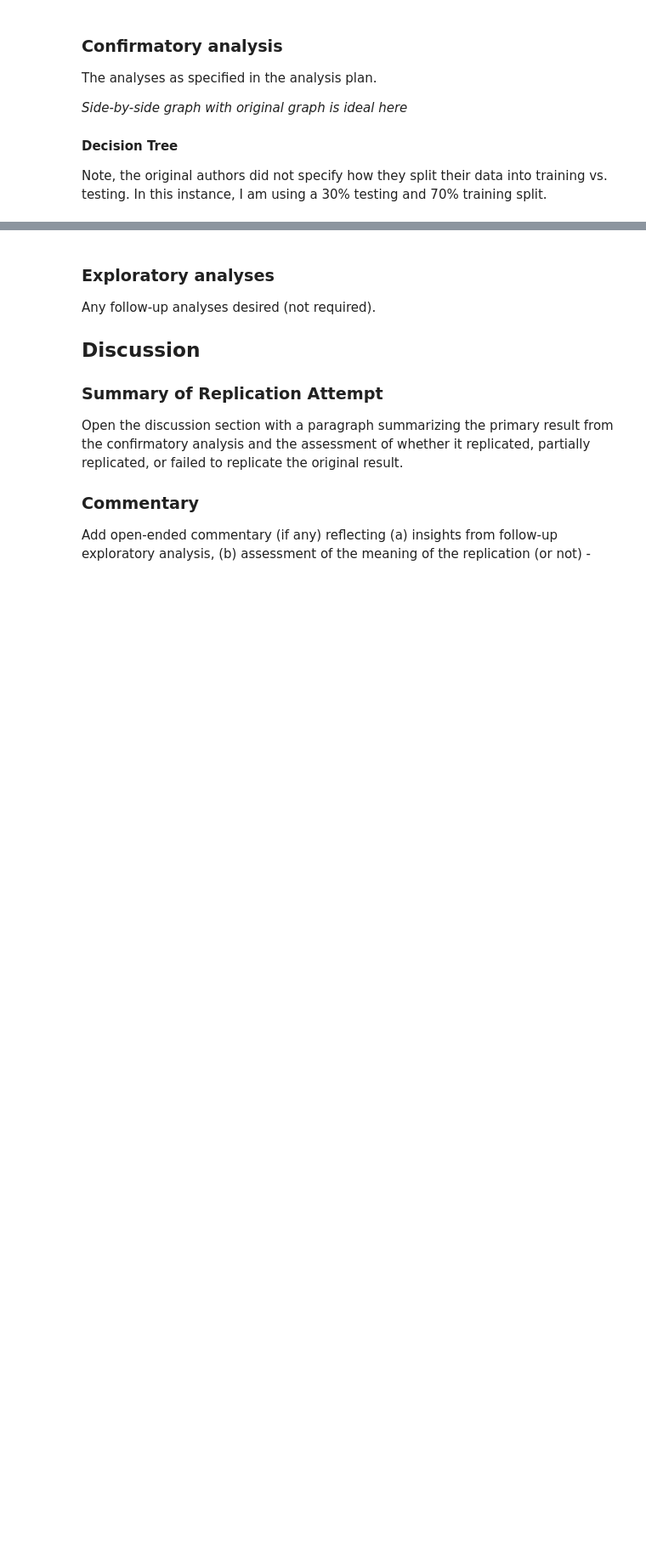
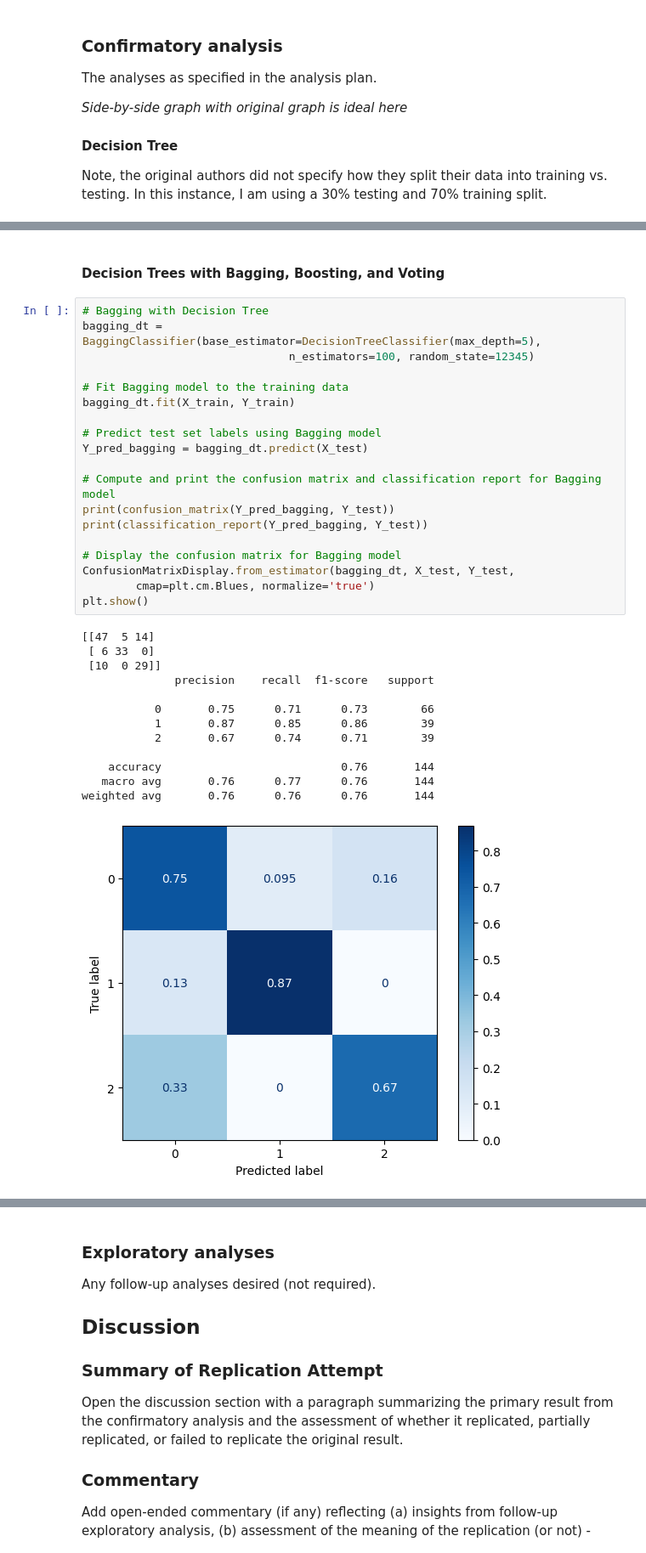
Before and after one commit to ucsd-psych201a/alsulami2023, a Jupyter notebook: writeup/Reproducibility Report.ipynb, the cells around one changed output, grey strips where cells are left out. Shown: that part at 85% size. Drawn from its saved outputs; the diff is of its cells as text; blank space fills up the shorter version.

Commit message:
Finished functions to transform all models, successfully implemented dt, nb, and rf models - still working on bagging and boosting

```diff
--- a/writeup/Reproducibility Report.ipynb
+++ b/writeup/Reproducibility Report.ipynb
@@ -303,0 +606,35 @@ ValueError: could not convert string to float: 'M'
+# %% [markdown]
+#### Decision Trees with Bagging, Boosting, and Voting
+# %%
+# Bagging with Decision Tree
+bagging_dt = BaggingClassifier(base_estimator=DecisionTreeClassifier(max_depth=5),
+                               n_estimators=100, random_state=12345)
+
+# Fit Bagging model to the training data
+bagging_dt.fit(X_train, Y_train)
+
+# Predict test set labels using Bagging model
+Y_pred_bagging = bagging_dt.predict(X_test)
+
+# Compute and print the confusion matrix and classification report for Bagging model
+print(confusion_matrix(Y_pred_bagging, Y_test))
+print(classification_report(Y_pred_bagging, Y_test))
+
+# Display the confusion matrix for Bagging model
+ConfusionMatrixDisplay.from_estimator(bagging_dt, X_test, Y_test,
+        cmap=plt.cm.Blues, normalize='true')
+plt.show()
+# %% [output]
+[[47  5 14]
+ [ 6 33  0]
+ [10  0 29]]
+              precision    recall  f1-score   support
+
+           0       0.75      0.71      0.73        66
+           1       0.87      0.85      0.86        39
+           2       0.67      0.74      0.71        39
+
+    accuracy                           0.76       144
+   macro avg       0.76      0.77      0.76       144
+weighted avg       0.76      0.76      0.76       144
+[figure, added]
```
Also changed, not shown: parts of 15 cells of this notebook.
